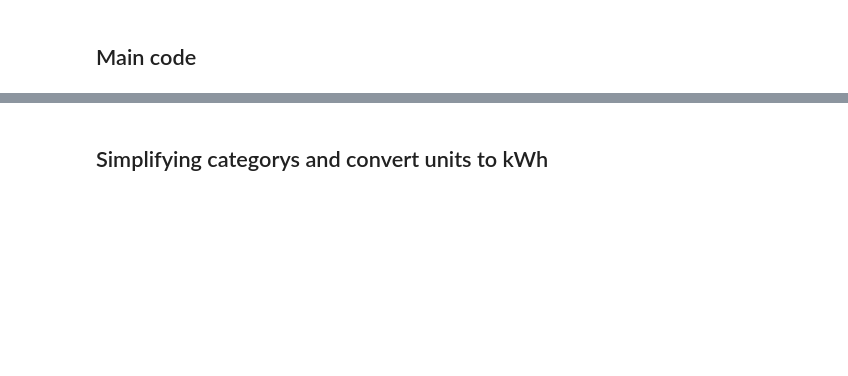
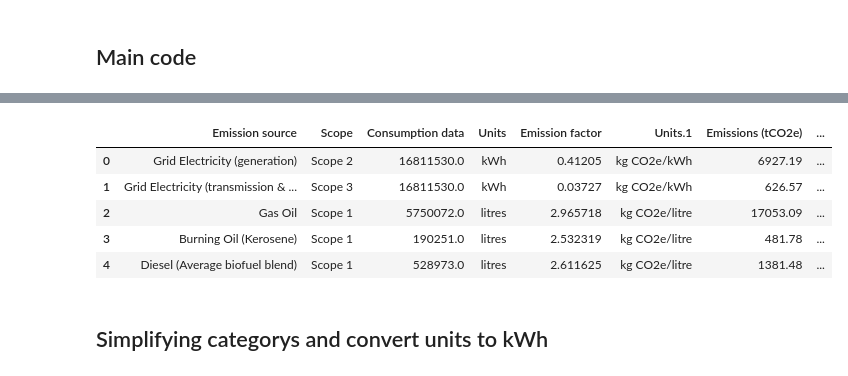
Before and after one commit to mrcrookes/ssn_data, a Jupyter notebook: ssn_energy.ipynb, the cells around one changed output, grey strips where cells are left out. Saved outputs shown, nothing was run; the diff lists cells and outputs as text; code cells hidden in the pictures; blank space fills up the shorter version.

```diff
--- a/ssn_energy.ipynb
+++ b/ssn_energy.ipynb
@@ -269,13 +366,23 @@ for f in xlsx_files:
 # %%
 # Concat frames together
 dft = pd.concat(frames)
 
 # Sort formatting
 dft = sort_names_end(dft)
 
 # Drop rows with more than 6 valid data cells
 dft = dft.dropna(thresh = 6)
 
+# Strip whitepace from Units
+dft['Units'] = dft['Units'].str.strip()
+
 dft.to_csv('ssn_energy_total_summary_long.csv')
 
 dft.head()
+# %% [output]
+|  | Emission source | Scope | Consumption data | Units | Emission factor | Units.1 | Emissions (tCO2e) | ... |
+| 0 | Grid Electricity (generation) | Scope 2 | 16811530.0 | kWh | 0.41205 | kg CO2e/kWh | 6927.19 | ... |
+| 1 | Grid Electricity (transmission & ... | Scope 3 | 16811530.0 | kWh | 0.03727 | kg CO2e/kWh | 626.57 | ... |
+| 2 | Gas Oil | Scope 1 | 5750072.0 | litres | 2.965718 | kg CO2e/litre | 17053.09 | ... |
+| 3 | Burning Oil (Kerosene) | Scope 1 | 190251.0 | litres | 2.532319 | kg CO2e/litre | 481.78 | ... |
+| 4 | Diesel (Average biofuel blend) | Scope 1 | 528973.0 | litres | 2.611625 | kg CO2e/litre | 1381.48 | ... |
```
Also changed, not shown: parts of 7 cells of this notebook.
